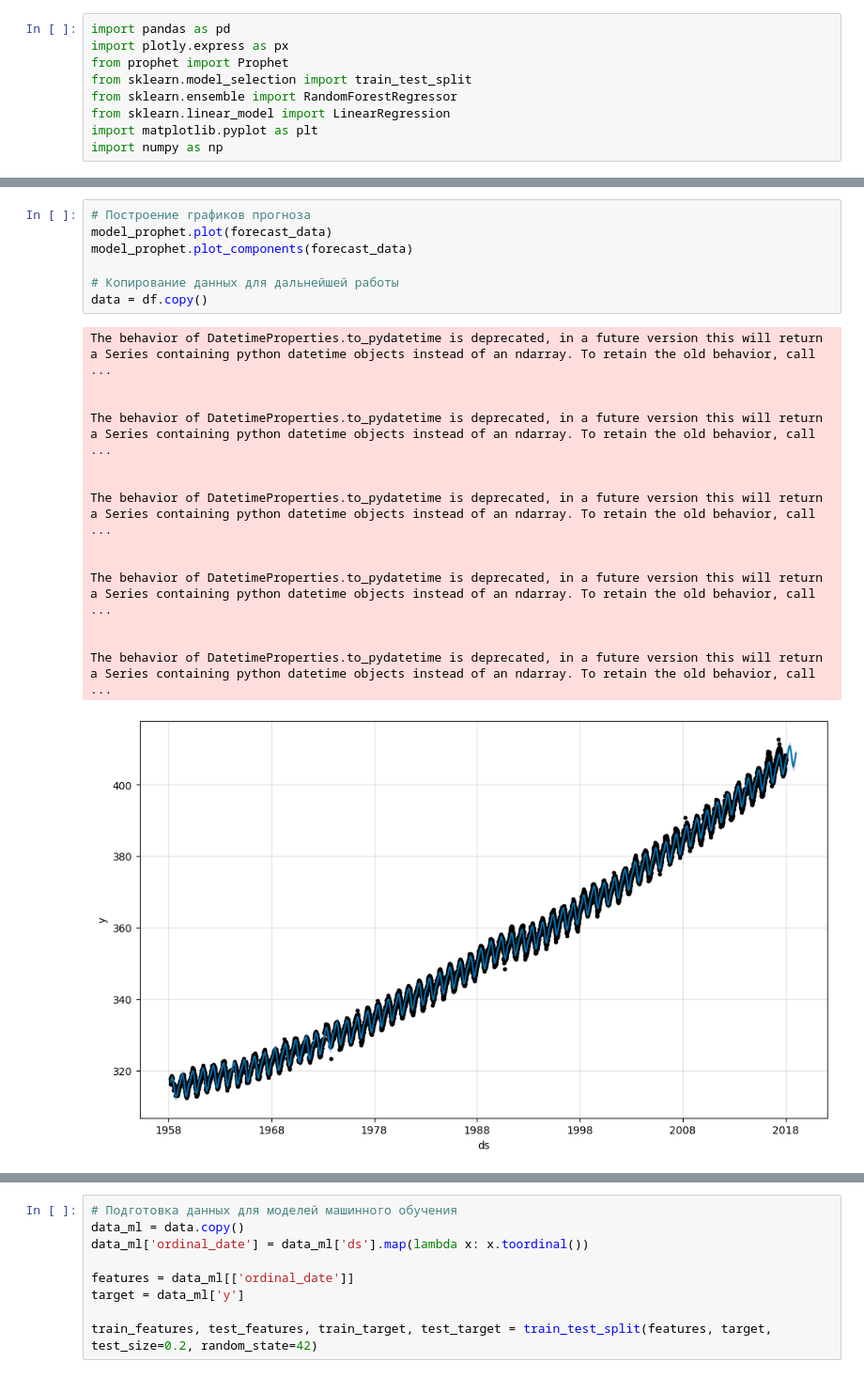
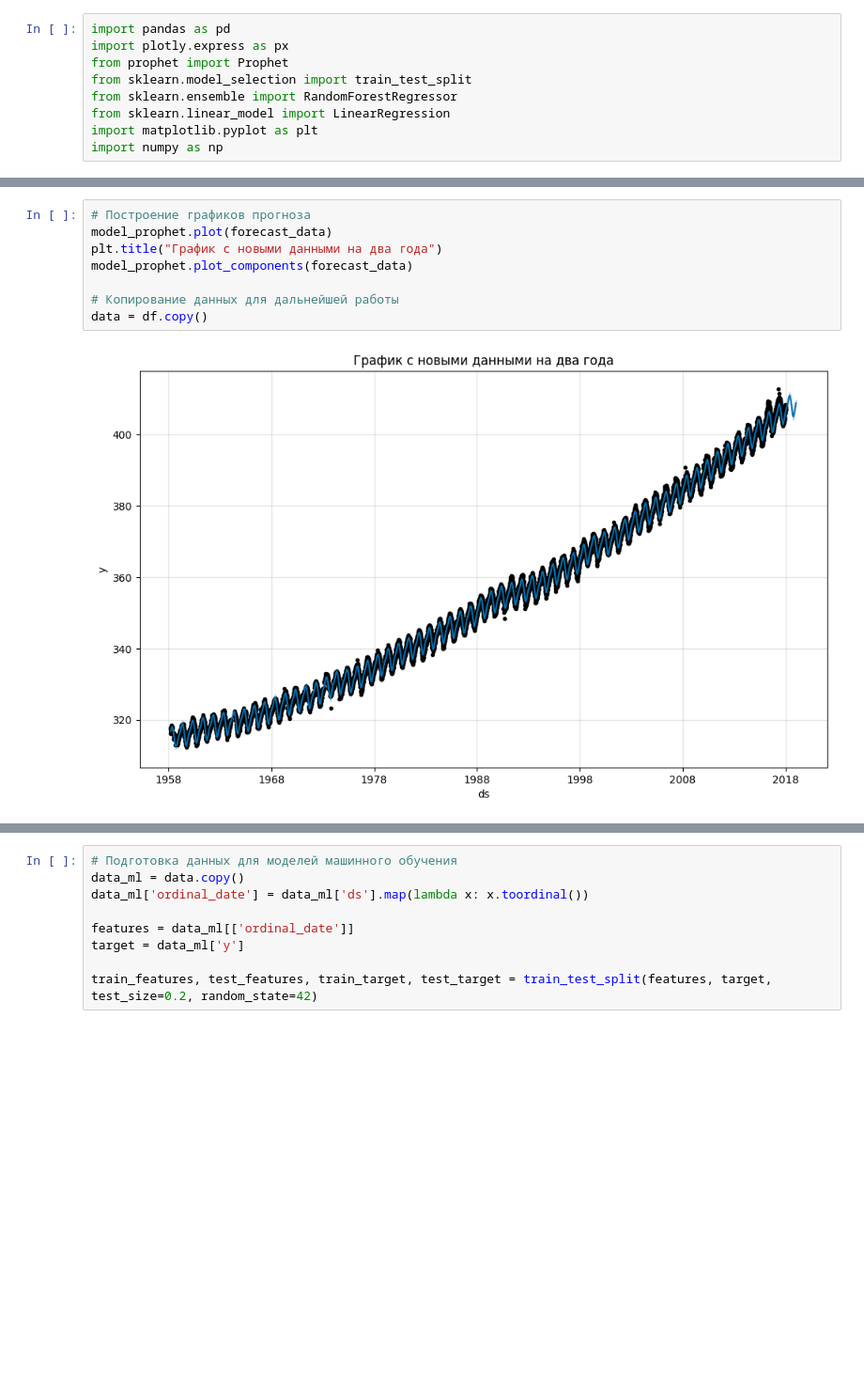
Before and after one commit to homaggggg/dsp_bigdata, a Jupyter notebook: timerows/timerows.ipynb, the cells around one changed output, grey strips where cells are left out. Shown at 94% size. Cells and saved outputs as stored; diff of their text form; blank space fills up the shorter version.

```diff
--- a/timerows/timerows.ipynb
+++ b/timerows/timerows.ipynb
@@ -65,25 +65,13 @@ print(forecast_data)
 # %%
 # Построение графиков прогноза
 model_prophet.plot(forecast_data)
+plt.title("График с новыми данными на два года")
 model_prophet.plot_components(forecast_data)
 
 # Копирование данных для дальнейшей работы
 data = df.copy()
 # %% [output]
-The behavior of DatetimeProperties.to_pydatetime is deprecated, in a future version this will return a Series containing python datetime objects instead of an ndarray. To retain the old behavior, call ...
-
-
-The behavior of DatetimeProperties.to_pydatetime is deprecated, in a future version this will return a Series containing python datetime objects instead of an ndarray. To retain the old behavior, call ...
-
-
-The behavior of DatetimeProperties.to_pydatetime is deprecated, in a future version this will return a Series containing python datetime objects instead of an ndarray. To retain the old behavior, call ...
-
-
-The behavior of DatetimeProperties.to_pydatetime is deprecated, in a future version this will return a Series containing python datetime objects instead of an ndarray. To retain the old behavior, call ...
-
-
-The behavior of DatetimeProperties.to_pydatetime is deprecated, in a future version this will return a Series containing python datetime objects instead of an ndarray. To retain the old behavior, call ...
-[figure, old version]
+[figure, new version]
 [figure]
 # %%
 # Прогноз на 2 года вперед
```
Also changed, not shown: parts of 6 cells of this notebook.
